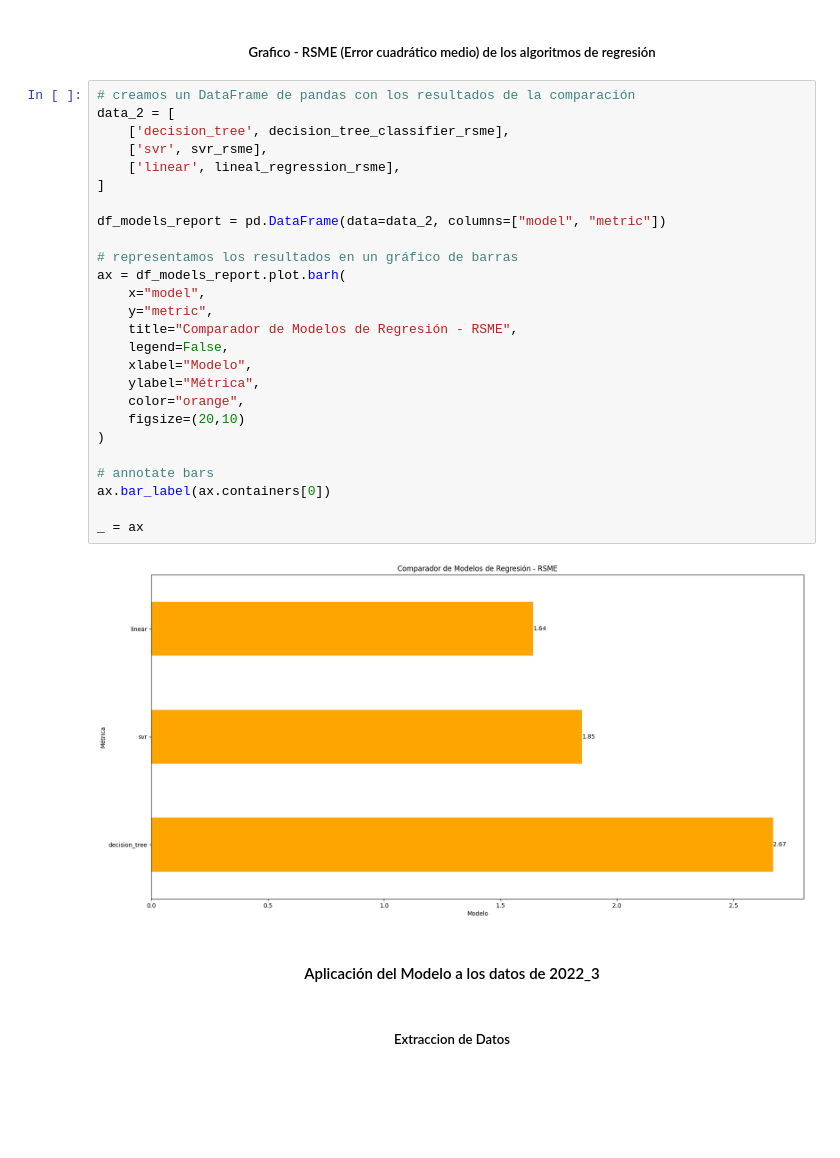
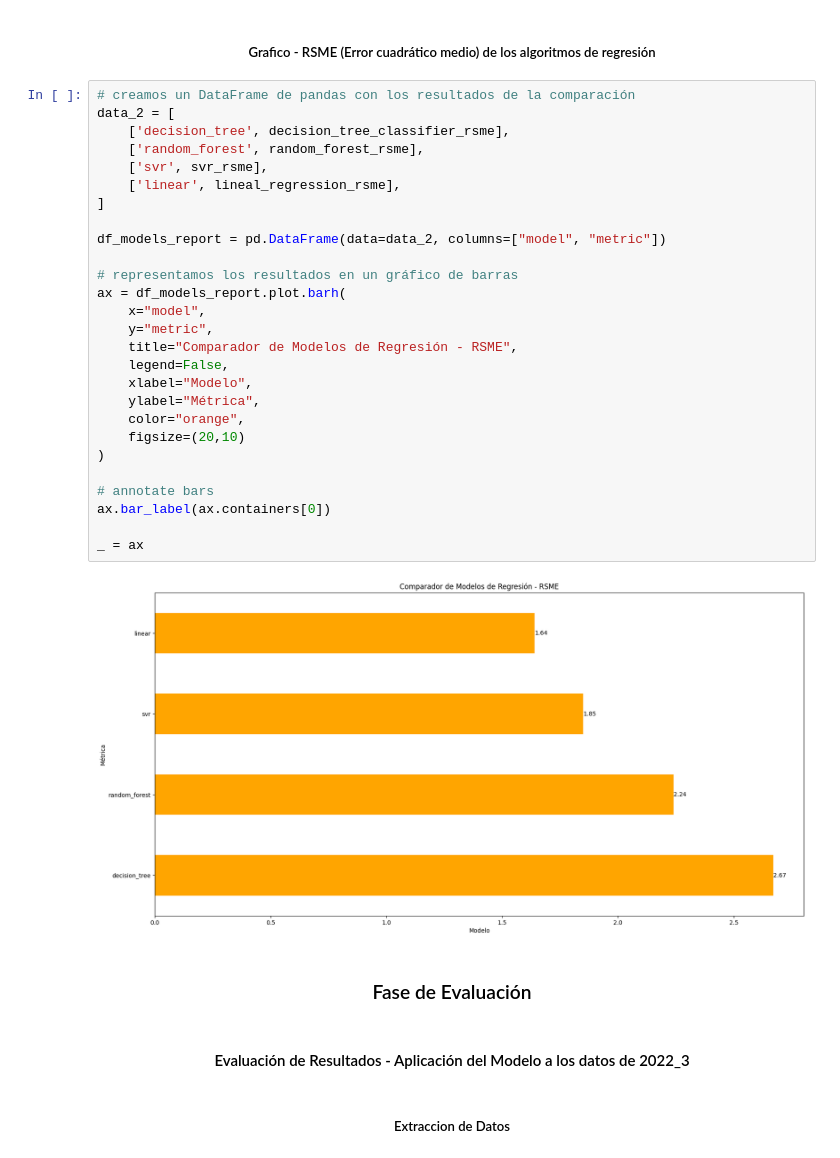
Before and after one commit to AmayaJ/TFG, a Jupyter notebook: amaya_tfg.ipynb, the cells around one changed output. Drawn from its saved outputs; the diff is of its cells as text; blank space fills up the shorter version.

```diff
--- a/amaya_tfg.ipynb
+++ b/amaya_tfg.ipynb
@@ -1642,33 +1650,36 @@ _ = ax
 # %%
 # creamos un DataFrame de pandas con los resultados de la comparación
 data_2 = [
     ['decision_tree', decision_tree_classifier_rsme],
+    ['random_forest', random_forest_rsme],
     ['svr', svr_rsme],
     ['linear', lineal_regression_rsme],
 ]
 
 df_models_report = pd.DataFrame(data=data_2, columns=["model", "metric"])
 
 # representamos los resultados en un gráfico de barras
 ax = df_models_report.plot.barh(
     x="model",
     y="metric",
     title="Comparador de Modelos de Regresión - RSME",
     legend=False,
     xlabel="Modelo",
     ylabel="Métrica",
     color="orange",
     figsize=(20,10)
 )
 
 # annotate bars
 ax.bar_label(ax.containers[0])
 
 _ = ax
 # %% [output]
-[figure, old version]
+[figure, new version]
+# %% [markdown]
+### <center> Fase de Evaluación
 # %% [markdown]
-#### <center> Aplicación del Modelo a los datos de 2022_3
+#### <center> Evaluación de Resultados - Aplicación del Modelo a los datos de 2022_3
 # %% [markdown]
 ##### <center> Extraccion de Datos
 # %%
```
Also changed, not shown: parts of 35 cells of this notebook.
